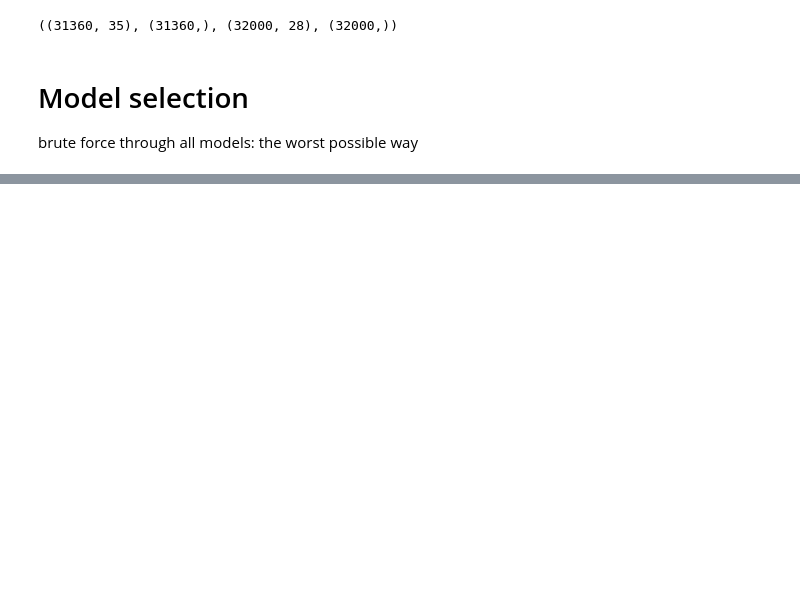
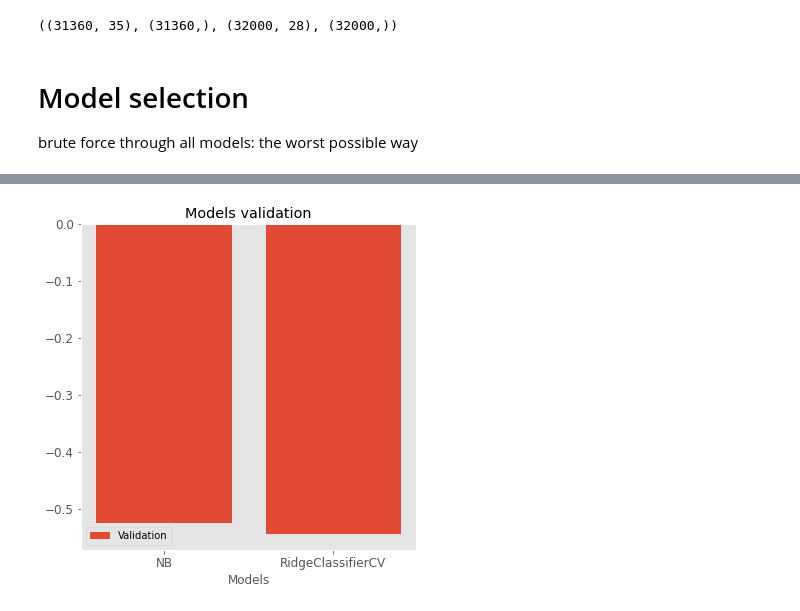
Before and after one commit to abhinav3398/song-popularity, a Jupyter notebook: notebooks/modeling.ipynb, the cells around one changed output, grey strips where cells are left out. Drawn from its saved outputs; the diff is of its cells as text; code cells hidden in the pictures; blank space fills up the shorter version.

```diff
--- a/notebooks/modeling.ipynb
+++ b/notebooks/modeling.ipynb
@@ -8,6 +8,17 @@ putting it all togather
 import os, sys
 import random
 import warnings
+
+import logging
+# logging.basicConfig(filename='modeling.log', filemode='a', format='%(name)s - %(levelname)s - %(message)s', level=logging.INFO)
+logger = logging.getLogger()
+handler = logging.FileHandler('modeling.log', mode='a')
+formatter = logging.Formatter('%(name)s - %(levelname)s - %(message)s')
+handler.setFormatter(formatter)
+logger.addHandler(handler)
+logger.setLevel(logging.INFO)
+
+logger.log(logging.INFO, 'Started modeling.py')
 
 import numpy as np
 import pandas as pd
@@ -238,7 +269,3 @@ Pipeline(steps=[('na-imputation',
                                                'song_duration_ms', 'tempo'])),
                 ('outlier remover',
                  OutlierRemover(outlier_remover=LocalOutlierFactor(contamination=0.02)))])
-# %%
-preprocessor_pipe.fit(X_train_full)
-X_preprocessed = preprocessor_pipe.transform(X_train_full)
-X_preprocessed.head()
@@ -270,16 +289,21 @@ class Descretizer(BaseEstimator, TransformerMixin):
         return self
 
 
-    def transform(self, X, y=None):
+    def transform(self, X):
         if self.inplace:
             X[self.variable] = self.descritizer.predict(X[[self.variable]])
         else:
             X[self.variable+"_descrete"] = self.descritizer.predict(X[[self.variable]])
 
-        if y is None:
-            return X
-        else:
-            return X, y
+        return pd.get_dummies(X)
+
+    def fit_transform(self, X, y=None):
+        if type(X) is tuple:
+            X = X[0]
+
+        self.fit(X, y)
+
+        return self.transform(X) if y is None else (self.transform(X), y)
 # %%
 descretizer = Descretizer(KMeans, 'instrumentalness', True, n_clusters=5, random_state=0)
 
@@ -308,6 +332,6 @@ Pipeline(steps=[('preprocessor_pipe',
                  Descretizer(descritizer=KMeans(n_clusters=5, random_state=0),
                              inplace=True, variable='instrumentalness'))])
 # %%
-pipe.fit(X_train_full, y_train_full)
-X_train_preprocessed, y_train_preprocessed = pipe.transform(X_train_full, y_train_full)
-X_train_preprocessed, y_train_preprocessed
+# # pipe.fit(X_train_full, y_train_full)
+# X_train_preprocessed, y_train_preprocessed = pipe.fit_transform(X_train_full, y_train_full)
+# X_train_preprocessed = RobustScaler().fit_transform(X_train_preprocessed)
@@ -563,4 +627,6 @@ model_paramGrid_list = [
 # %%
 models_train_val_score, models_best_params, best_index, test_score, ax = models_validation(X_train_preprocessed, y_train_preprocessed,
-                                                                                     model_paramGrid_list,
+                                                                                     model_paramGrid_list, logger=logger, scoring='roc_auc', show_progress=True,
                                                                                      plot=True)
+# %% [output]
+[figure, added]
```
Also changed, not shown: parts of 8 cells of this notebook, 3 other files.
